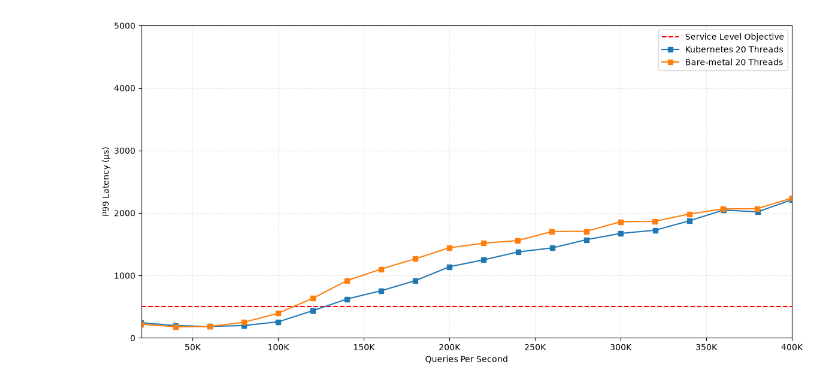
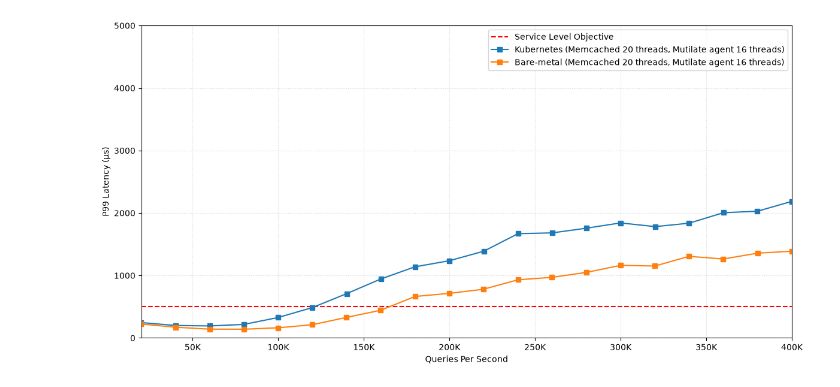
Before and after one commit to m-sef/mutilate, a Jupyter notebook: benchmarks/notebook.ipynb, the cells around one changed output. Cells and saved outputs as stored; diff of their text form; code cells hidden in the pictures.

```diff
--- a/benchmarks/notebook.ipynb
+++ b/benchmarks/notebook.ipynb
@@ -7,31 +9,29 @@ import pandas
 # SLO is 500 microseconds
 SERVICE_LEVEL_OBJECTIVE = 500
 
-def parse_p99(directory : str) -> pandas.DataFrame:
+def parse_p99(tar_file : str) -> pandas.DataFrame:
     rows = []
 
-    for path in Path(directory).iterdir():
-        if not path.is_dir():
-            continue
+    with tarfile.open(tar_file, "r:gz") as tar:
+        for member in tar.getmembers():
+            member_path = Path(member.name)
+            if member_path.name != 'leader.log':
+                continue
 
-        log_file_path = path / 'leader.log'
-        if not log_file_path.exists():
-            continue
+            queries_per_second = int(member_path.parent.name.split("_")[1])
 
-        queries_per_second = int(path.name.split("_")[1])
+            with tar.extractfile(member) as log_file:
+                raw_data    = log_file.read().decode().splitlines(keepends=True)
 
-        with open(log_file_path) as log_file:
-            raw_data    = log_file.readlines()
+                actual_queries_per_second = float(raw_data[-7].split()[3])
 
-            actual_queries_per_second = float(raw_data[-7].split()[3])
-
-            rows.append({
-                'qps':        actual_queries_per_second,
-                'read_p99':   float(raw_data[-11].split()[-1]),
-                'update_p99': float(raw_data[-11].split()[-1]),
-                'read_p95':   float(raw_data[-11].split()[-2]),
-                'update_p95': float(raw_data[-11].split()[-2]),
-            })
+                rows.append({
+                    'qps':        actual_queries_per_second,
+                    'read_p99':   float(raw_data[-11].split()[-1]),
+                    'update_p99': float(raw_data[-11].split()[-1]),
+                    'read_p95':   float(raw_data[-11].split()[-2]),
+                    'update_p95': float(raw_data[-11].split()[-2]),
+                })
 
     return pandas.DataFrame(rows).sort_values('qps').set_index('qps')
 
@@ -84,8 +84,8 @@ def graph_p99_comparison(experiments : list[tuple[str, str]]) -> None:
     matplotlib.pyplot.show()
 # %%
 graph_p99_comparison([
-    ("all_deployed_via_kubernetes/exp/", "Kubernetes 20 Threads"),
-    ("bare_metal/exp1/", "Bare-metal 20 Threads"),
+    ("all_deployed_via_kubernetes/exp.tar.gz", "Kubernetes (Memcached 20 threads, Mutilate agent 16 threads)"),
+    ("bare_metal/exp.tar.gz", "Bare-metal (Memcached 20 threads, Mutilate agent 16 threads)"),
 ])
 # %% [output]
-[figure, old version]
+[figure, new version]
```
Also changed, not shown: parts of 1 cell of this notebook, 5 other files.
